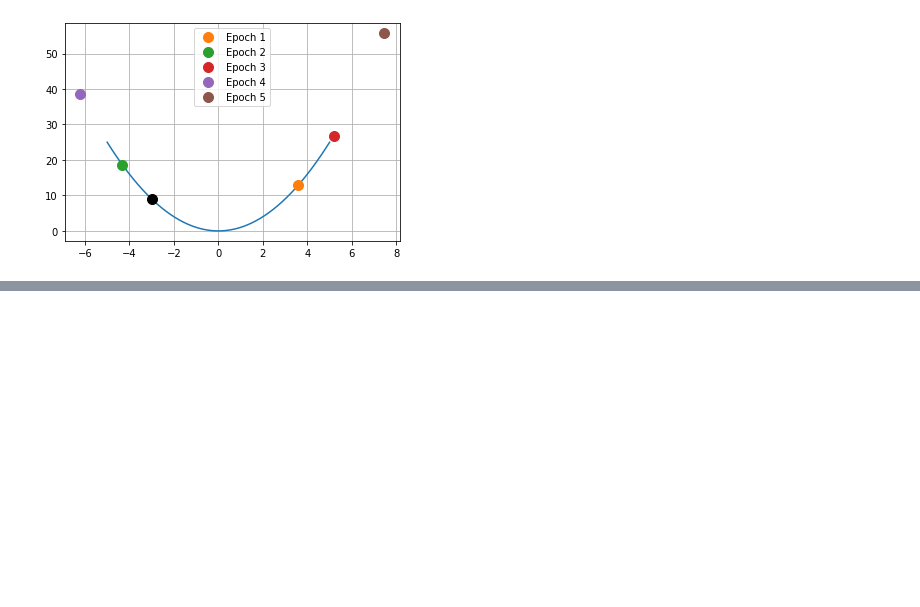
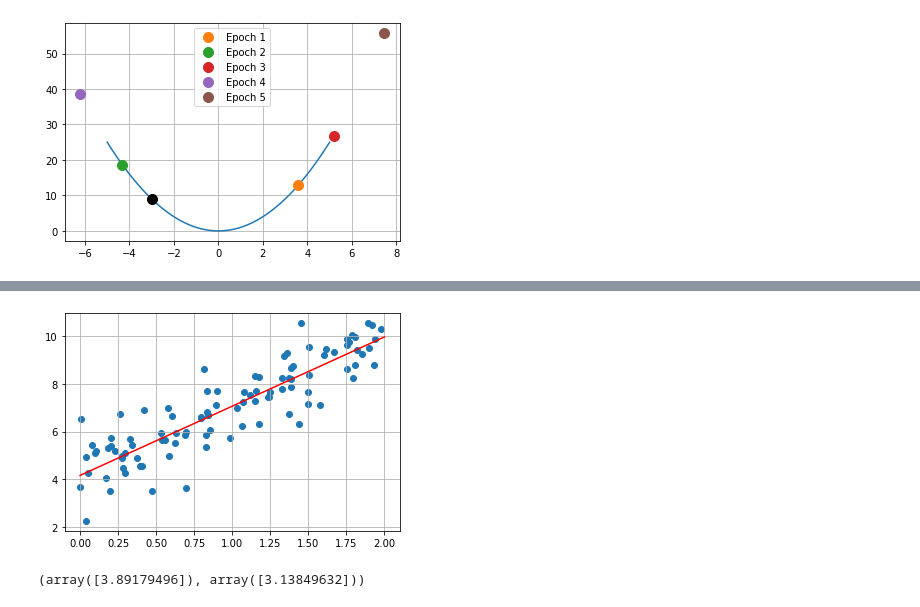
Before and after one commit to JakeOh/202011_itw_pyml_wkd, a Jupyter notebook: ml03.ipynb, the cells around one changed output, grey strips where cells are left out. Cells and saved outputs as stored; diff of their text form; code cells hidden in the pictures; blank space fills up the shorter version.

```diff
--- a/ml03.ipynb
+++ b/ml03.ipynb
@@ -84,2 +191,18 @@ plot_gradient_descent(fn, x_init=-3, eta=1.1)
+# %%
+X_new = np.array([[1, 0],
+                  [1, 2]])
+y_hat = X_new @ theta
+
+plt.scatter(X, y)
+plt.plot([[0], [2]], y_hat, 'r-')
+plt.grid()
+# %% [output]
+[figure, added]
 # %%
 from sklearn.linear_model import SGDRegressor
+# %%
+sgd_reg = SGDRegressor(max_iter=50, eta0=0.01)  # 모델 생성
+sgd_reg.fit(X, y.ravel())  # 모델 학습
+sgd_reg.intercept_, sgd_reg.coef_
+# %% [output]
+(array([3.89179496]), array([3.13849632]))
```
Also changed, not shown: parts of 14 cells of this notebook.
